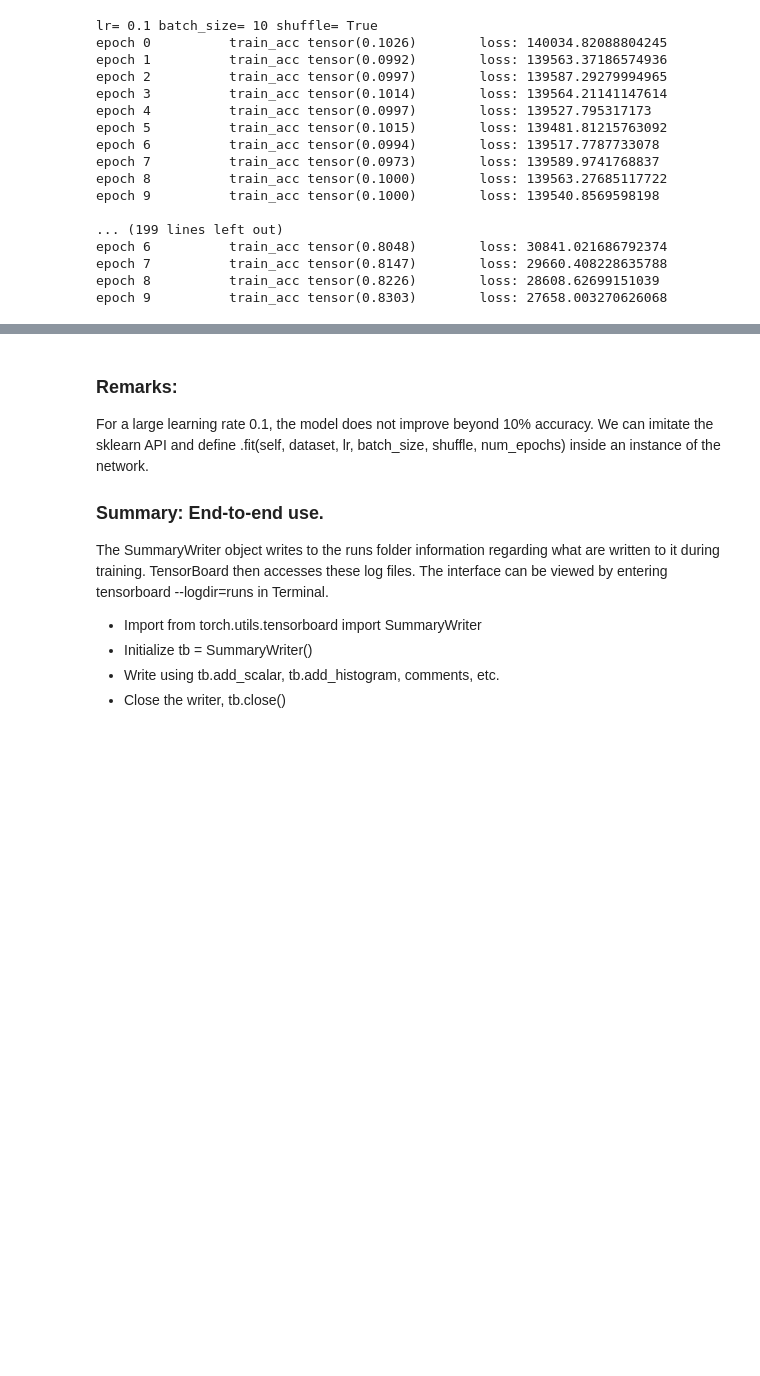
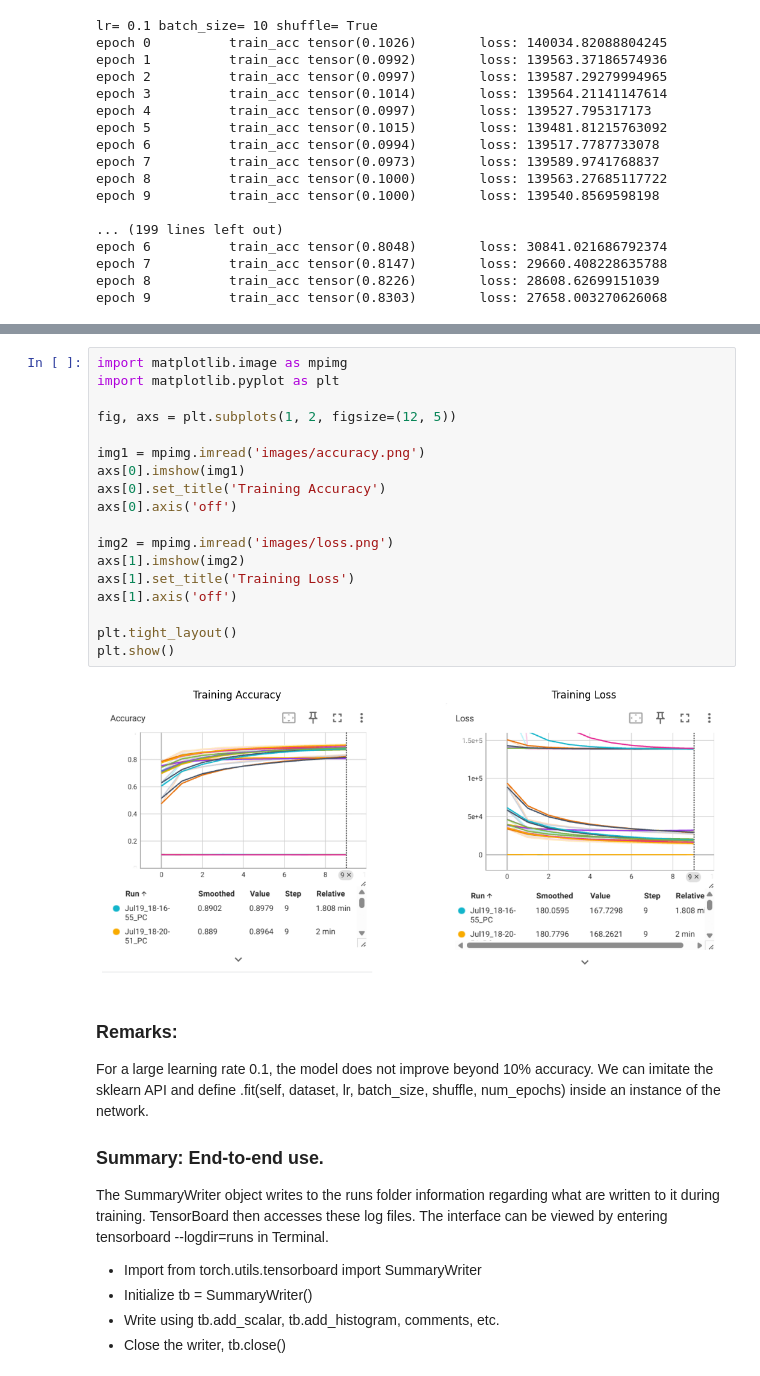
Before and after one commit to zaki982/Deep-Learning-using-PyTorch, a Jupyter notebook: CNN from scratch.ipynb, the cells around one changed output, grey strips where cells are left out. Saved outputs shown, nothing was run; the diff lists cells and outputs as text; blank space fills up the shorter version.

```diff
--- a/CNN from scratch.ipynb
+++ b/CNN from scratch.ipynb
@@ -466,3 +464,23 @@ epoch 9          train_acc tensor(0.8303)        loss: 27658.003270626068
+# %%
+import matplotlib.image as mpimg
+import matplotlib.pyplot as plt
+
+fig, axs = plt.subplots(1, 2, figsize=(12, 5))
+
+img1 = mpimg.imread('images/accuracy.png')
+axs[0].imshow(img1)
+axs[0].set_title('Training Accuracy')
+axs[0].axis('off')
+
+img2 = mpimg.imread('images/loss.png')
+axs[1].imshow(img2)
+axs[1].set_title('Training Loss')
+axs[1].axis('off')
+
+plt.tight_layout()
+plt.show()
+# %% [output]
+[figure, added]
 # %% [markdown]
 ### **Remarks:**
 
```
Also changed, not shown: parts of 1 cell of this notebook, 1 other file.
